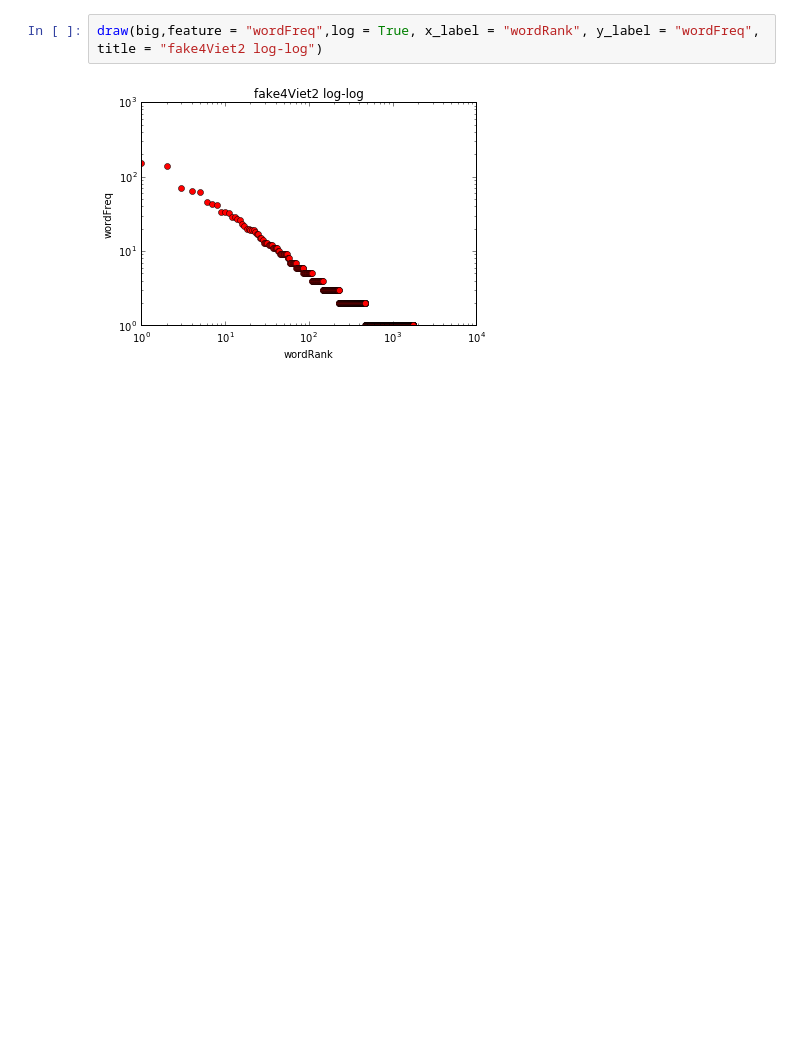
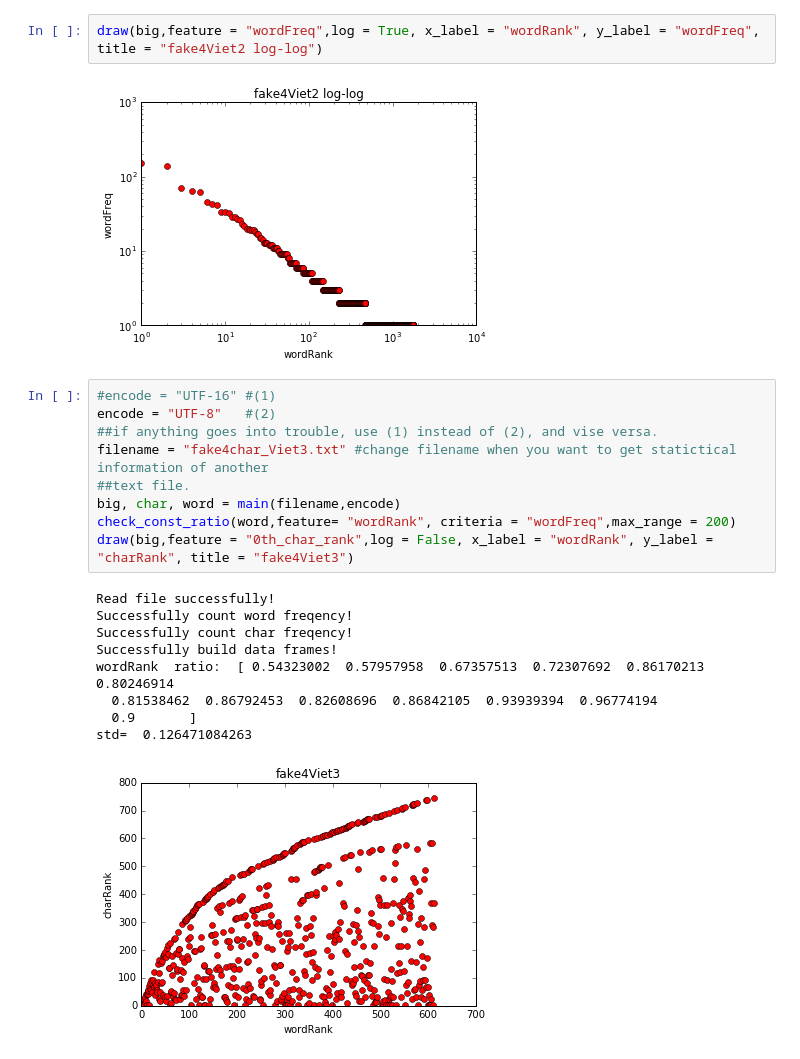
Before and after one commit to godofhoe/shanjgit-coolest-FF7, a Jupyter notebook: Viet_fake_count_2016_Dec_8.ipynb, the cells around one changed output. Drawn from its saved outputs; the diff is of its cells as text; blank space fills up the shorter version.

```diff
--- a/Viet_fake_count_2016_Dec_8.ipynb
+++ b/Viet_fake_count_2016_Dec_8.ipynb
@@ -310,3 +327,22 @@ std=  0.188389945586
 draw(big,feature = "wordFreq",log = True, x_label = "wordRank", y_label = "wordFreq", title = "fake4Viet2 log-log")
 # %% [output]
 [figure]
+# %%
+#encode = "UTF-16" #(1)
+encode = "UTF-8"   #(2)
+##if anything goes into trouble, use (1) instead of (2), and vise versa.
+filename = "fake4char_Viet3.txt" #change filename when you want to get statictical information of another
+##text file.
+big, char, word = main(filename,encode)
+check_const_ratio(word,feature= "wordRank", criteria = "wordFreq",max_range = 200)
+draw(big,feature = "0th_char_rank",log = False, x_label = "wordRank", y_label = "charRank", title = "fake4Viet3")
+# %% [output]
+Read file successfully!
+Successfully count word freqency!
+Successfully count char freqency!
+Successfully build data frames!
+wordRank  ratio:  [ 0.54323002  0.57957958  0.67357513  0.72307692  0.86170213  0.80246914
+  0.81538462  0.86792453  0.82608696  0.86842105  0.93939394  0.96774194
+  0.9       ]
+std=  0.126471084263
+[figure, added]
```
Also changed, not shown: parts of 4 cells of this notebook.
